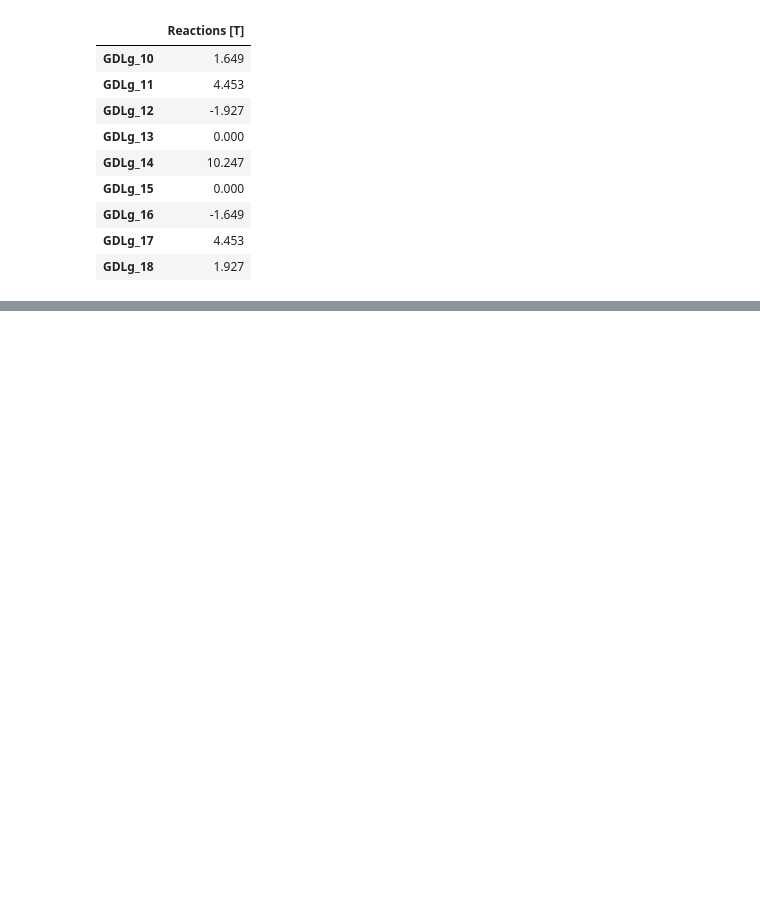
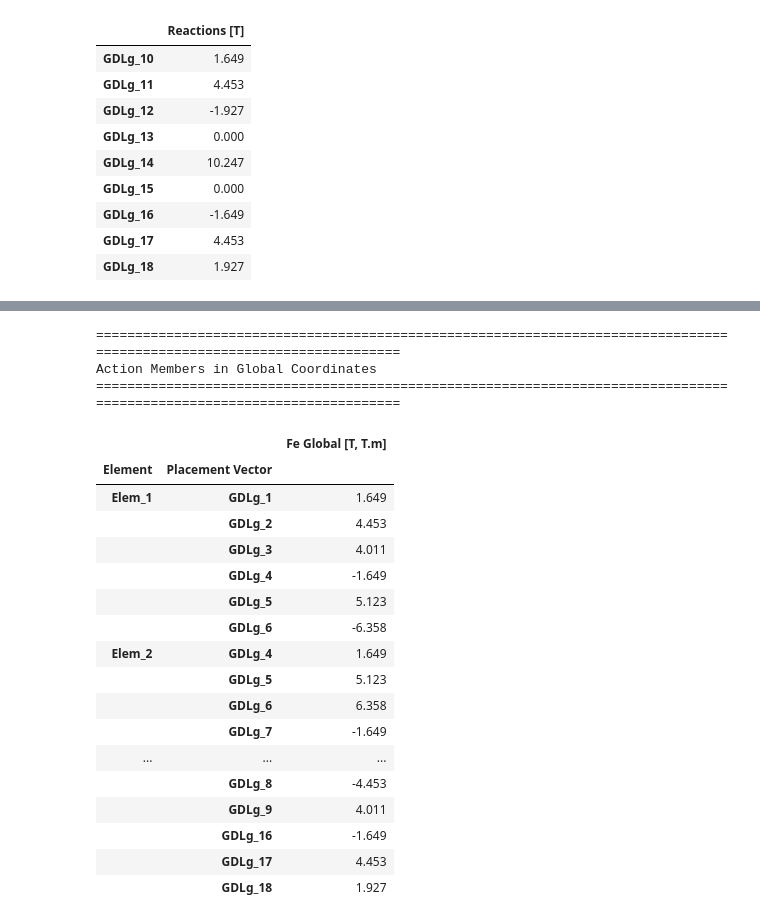
Before and after one commit to Normando1945/Repo_Maxtrix_Analisys, a Jupyter notebook: examples/Ejemplo_dor_concrete_desingII.ipynb, the cells around one changed output, grey strips where cells are left out. Cells and saved outputs as stored; diff of their text form; code cells hidden in the pictures; blank space fills up the shorter version.

```diff
--- a/examples/Ejemplo_dor_concrete_desingII.ipynb
+++ b/examples/Ejemplo_dor_concrete_desingII.ipynb
@@ -1028,0 +1041,42 @@ React_gdl_g_df.round(3)
+# %%
+Fe_G_all = []                                                                                                       # Empty list to store global action members
+for e in np.arange(0, n_elem, 1):                                                                                   # Loop through each element
+    Delta_g_elem_e = delta_g_full[LeeE[e]]                                                                          # Global displacement vector of element e
+    Fe_G_all.append(Keg_all[e] @ Delta_g_elem_e + aep_G_all[e])                                                     # Fe_G = Ke_G @ Delta_G + aep_G
+
+rows = pd.MultiIndex.from_tuples(                                                                                   # Create hierarchical index for global action members
+    [
+        (f'Elem_{e+1}', f'GDLg_{int(gdl_e)}')                                                                       # Element and global DOF labels
+        for e in range(n_elem)                                                                                      # Loop through each element
+        for gdl_e in Lee[e]                                                                                         # Loop through the placement vector of each element
+    ],
+    names=['Element', 'Placement Vector']                                                                           # Index level names
+)
+
+Fe_G_df = pd.DataFrame(np.vstack(Fe_G_all), index=rows, columns=['Fe Global [T, T.m]'])                             # Convert global action members to DataFrame
+print("=" * 120)                                                                                                    # Print table separator
+print('Action Members in Global Coordinates')                                                                       # Print table title
+print("=" * 120)                                                                                                    # Print table separator
+Fe_G_df.round(3)                                                                                                    # Display rounded global action members
+# %% [output]
+========================================================================================================================
+Action Members in Global Coordinates
+========================================================================================================================
+|  |  | Fe Global [T, T.m] |
+| Element | Placement Vector |  |
+| Elem_1 | GDLg_1 | 1.649 |
+|  | GDLg_2 | 4.453 |
+|  | GDLg_3 | 4.011 |
+|  | GDLg_4 | -1.649 |
+|  | GDLg_5 | 5.123 |
+|  | GDLg_6 | -6.358 |
+| Elem_2 | GDLg_4 | 1.649 |
+|  | GDLg_5 | 5.123 |
+|  | GDLg_6 | 6.358 |
+|  | GDLg_7 | -1.649 |
+| ... | ... | ... |
+|  | GDLg_8 | -4.453 |
+|  | GDLg_9 | 4.011 |
+|  | GDLg_16 | -1.649 |
+|  | GDLg_17 | 4.453 |
+|  | GDLg_18 | 1.927 |
```
Also changed, not shown: parts of 7 cells of this notebook.
